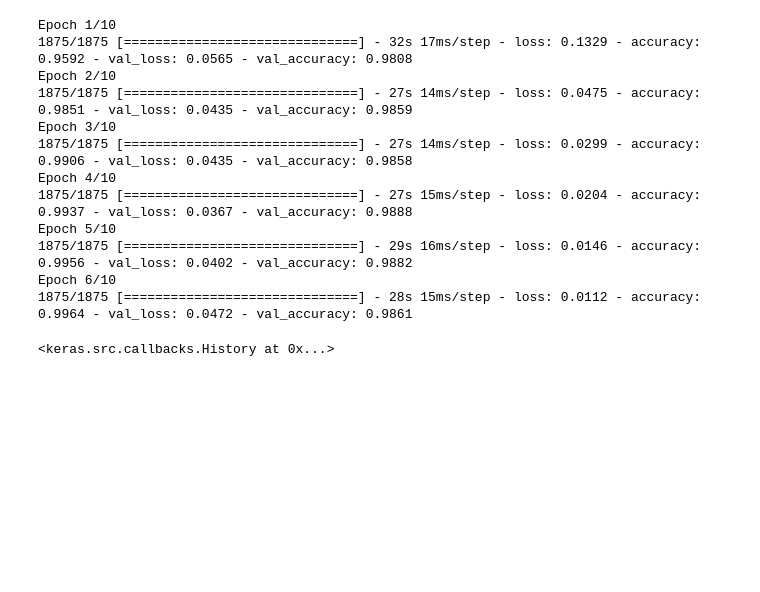
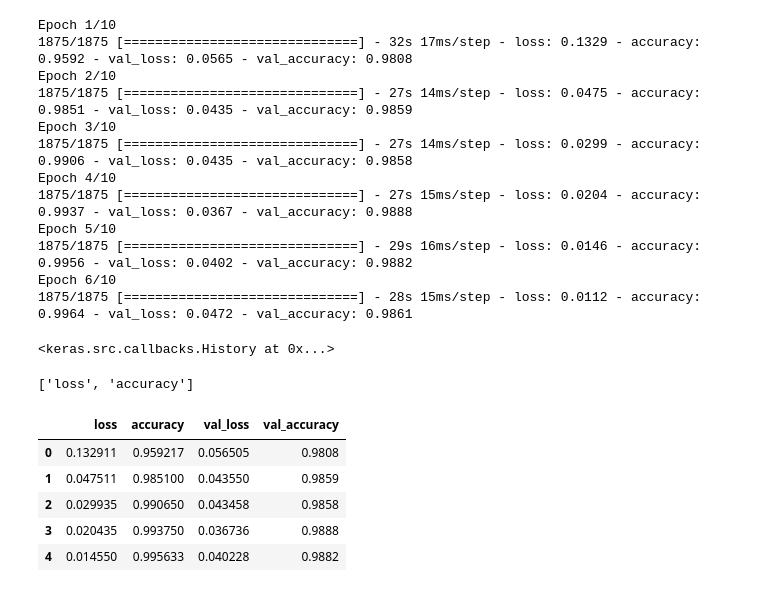
Before and after one commit to offfahad/cnn_on_mnist_dataset, a Jupyter notebook: cnn_on_mnist_dataset.ipynb, the cells around one changed output. Saved outputs shown, nothing was run; the diff lists cells and outputs as text; code cells hidden in the pictures; blank space fills up the shorter version.

```diff
--- a/cnn_on_mnist_dataset.ipynb
+++ b/cnn_on_mnist_dataset.ipynb
@@ -208,0 +211,4 @@ Epoch 6/10
+# %%
+model.metrics_names
+# %% [output]
+['loss', 'accuracy']
@@ -208,0 +217,9 @@ Epoch 6/10
+# %%
+losses.head()
+# %% [output]
+|  | loss | accuracy | val_loss | val_accuracy |
+| 0 | 0.132911 | 0.959217 | 0.056505 | 0.9808 |
+| 1 | 0.047511 | 0.985100 | 0.043550 | 0.9859 |
+| 2 | 0.029935 | 0.990650 | 0.043458 | 0.9858 |
+| 3 | 0.020435 | 0.993750 | 0.036736 | 0.9888 |
+| 4 | 0.014550 | 0.995633 | 0.040228 | 0.9882 |
```
Also changed, not shown: parts of 13 cells of this notebook.
